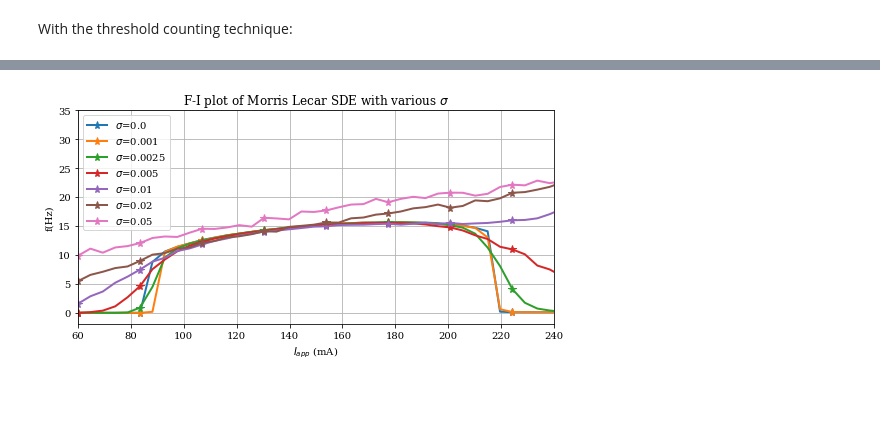
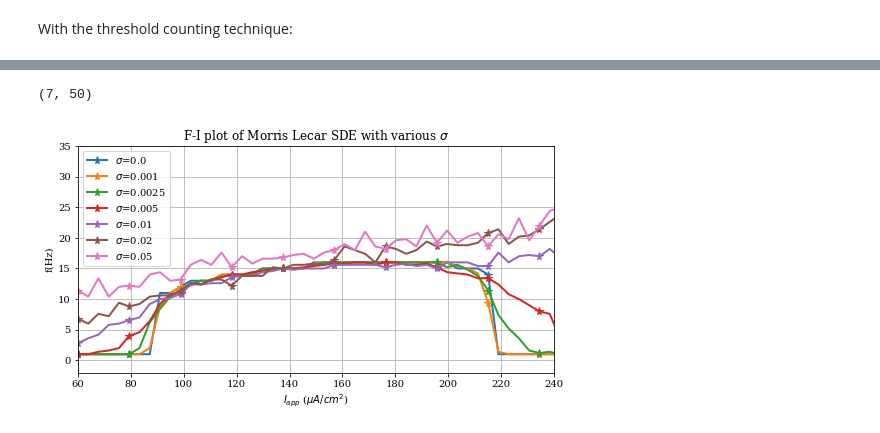
Before and after one commit to jaumecolomhernandez/mmb-mathneuroscience, a Jupyter notebook: morris_lecar_analysis.ipynb, the cells around one changed output, grey strips where cells are left out. Saved outputs shown, nothing was run; the diff lists cells and outputs as text; code cells hidden in the pictures; blank space fills up the shorter version.

```diff
--- a/morris_lecar_analysis.ipynb
+++ b/morris_lecar_analysis.ipynb
@@ -218,8 +220,8 @@ eq = {
 # %%
 def plot_phase_diagram(param, eq, stability, ax=None, title=None):
 
-    title = "Phase space, {}".format(param)
-    ax.set(xlabel='v', ylabel='w', title=title)
+    title = "Phase space with $I_{app}$= "+str(param['I'])
+    ax.set(xlabel='v (mV)', ylabel='w', title=title)
 
     # Isocline and flow...
     xlimit = (-100, 100)
@@ -271,15 +273,15 @@ Note that now the system is *non-autonomous*.
 
 # Here are a few stimulus function that you can try.
 def step_stimulus(t, value, time):
-    """Step stimulus for the non autonomous Fitzhugh-Nagumo model"""
+    """Step stimulus for the non autonomous"""
     return 0 if t<time else value
 
 def step_stimulus_2(t, values, time):
-    """Step stimulus for the non autonomous Fitzhugh-Nagumo model"""
+    """Step stimulus for the non autonomous"""
     return 0 if t<time else values[int(t//time)] if t<len(values)*time else values[-1]
 
 def periodic_stimulus(t, magnitude, freq):
-    """Periodic stimulus for the non autonomous Fitzhugh-Nagumo model"""
+    """Periodic stimulus for the non autonomous"""
     return magnitude * np.sin(freq * t)
 
 def generate_noisy(scale, steps=300, dt=1, tmax=300):
@@ -288,7 +290,7 @@ def generate_noisy(scale, steps=300, dt=1, tmax=300):
     for i in range(len(time)-1):
         noise.append( noise[-1] + (0-noise[-1])*dt + dt*np.random.normal(loc=0, scale=scale))
     def noisy_stimulus(t):
-        """Noisy stimulus for the non autonomous Fitzhugh-Nagumo model"""
+        """Noisy stimulus for the non autonomous"""
         tscaled = (t/tmax)*(len(noise)-2)
         i = int(tscaled)
         return (tscaled-i)*noise[i] + (i+1-tscaled)*noise[1+i]
@@ -416,7 +418,7 @@ fig, ax = plt.subplots(2, 2, figsize=(11,6))
 for i,param in enumerate(Iapp[:2]):
     for j, ic in enumerate(initial_conditions):
         ax[i,j].grid()
-        ax[i, j].set(xlabel='Time (ms)', ylabel='V (v)', title='Trajectory of v with {} an ic = {}'.format(param, ic),
+        ax[i, j].set(xlabel='Time (ms)', ylabel='V (v)', title='Trajectory of v with $I_{app}=$'+'{}, ic={} and $\sigma$=0.08'.format(param['I'], ic),
                     xlim=(0, time_s[-1]), ylim=(-80, 90))
         ax[i, j].plot(time_s,stochastic[i, j][:,0], label='v (SDE)')
         ax[i, j].plot(time_s,trajectory[i, j][:,0], label='v (ODE)', color='C0', ls=":")
@@ -430,7 +432,7 @@ xlimit = (-100, 100)
 ylimit = (-0.6, 1.2)
 fig, ax = plt.subplots(1,2, figsize=(11,4))
 for i, param in enumerate(Iapp[:2]):
-    ax[i].set(xlabel='v', ylabel='w', title="Phase space, {}".format(param))
+    ax[i].set(xlabel='v (mV)', ylabel='w', title="Phase space, $I_{app}$= "+'{} and $\sigma$=0.08'.format(param['I']))
     plot_vector_field(ax[i], param, xlimit, ylimit)
     for j, ic in enumerate(initial_conditions):
         ax[i].plot(stochastic[i, j][:,0], stochastic[i, j][:,1],lw=1)
@@ -854,24 +866,28 @@ Now sigma=0.0025
+# %%
+avg_solution.shape
+# %% [output]
+(7, 50)
 # %%
 avg_solution = np.mean(solution_ode, axis=1) # This averages the results over the n_runs
 # %%
 #avg_solution2 = avg_solution.copy()
 # %%
-fig, ax = plt.subplots(figsize=(7.5,4))
+fig, ax = plt.subplots(figsize=(7.5,4.2))
 
 # Plot each result
 for i in range(stds.shape[0]):
-    ax.plot(Iapps, avg_solution[i,:], lw=2.0, label=f"$\sigma$={stds[i]}", marker='*', ms=8, markevery=5)
+    ax.plot(Iapps, avg_solution[i,:]*10, lw=2.0, label=f"$\sigma$={stds[i]}", marker='*', ms=8, markevery=5)
 
 # Set plot details
 ax.set(title=f"F-I plot of Morris Lecar SDE with various $\sigma$",
-       xlabel="$I_{app}$ (mA)",
+       xlabel="$I_{app}$ ($\mu A/cm^2$)",
        ylabel="f(Hz)")
 ax.grid()
 ax.set_ylim(-2,35)
 ax.set_xlim(60,240)
 ax.legend(loc=0)
 fig.tight_layout()
 
 fig.savefig('./img/fi-sde.pdf')
 # %% [output]
-[figure, old version]
+[figure, new version]
```
Also changed, not shown: parts of 9 cells of this notebook, 12 other files.
